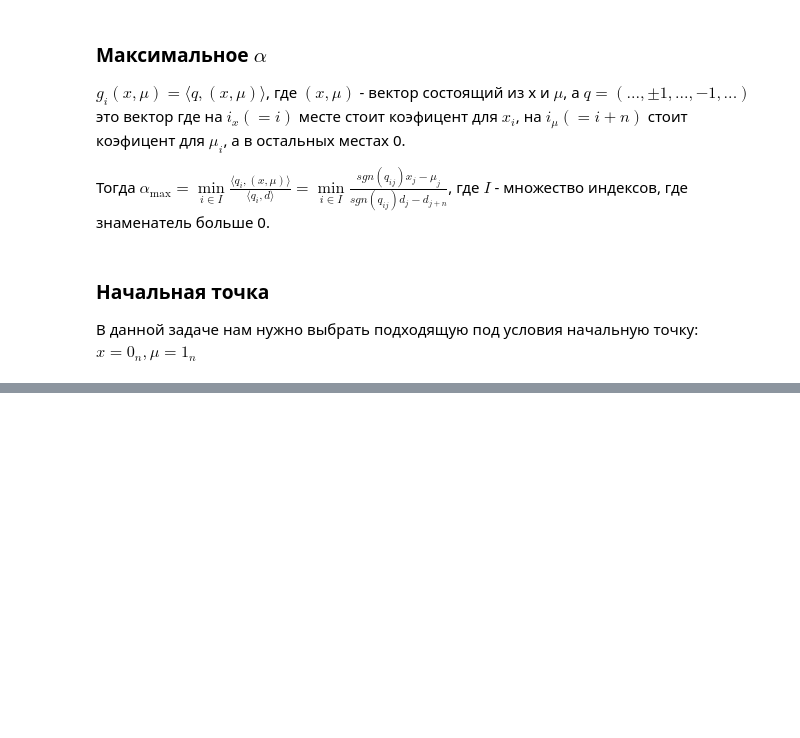
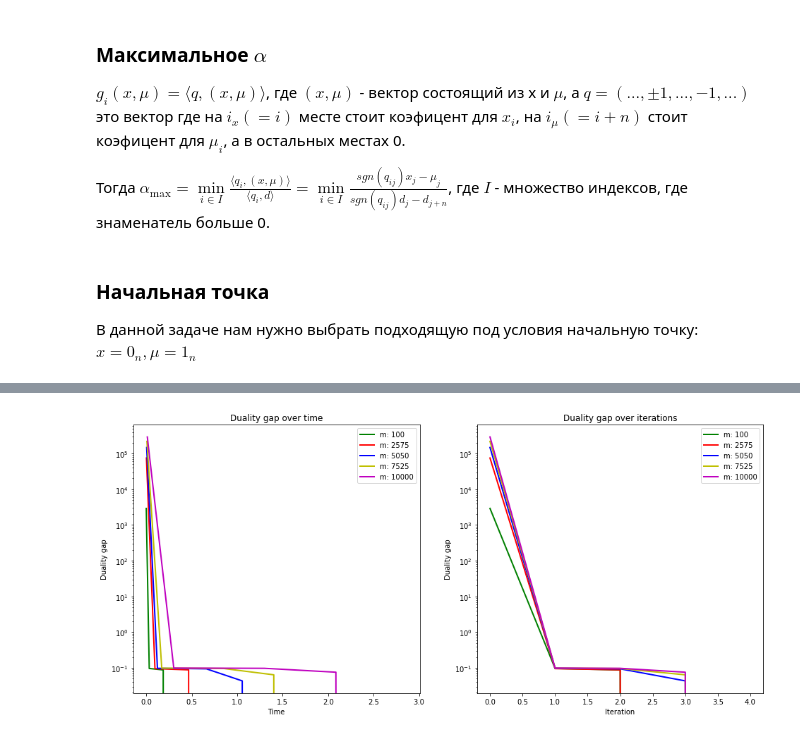
Before and after one commit to Panesher/Machine-Learning, a Jupyter notebook: OML/task3/otchet.ipynb, the cells around one changed output, grey strips where cells are left out. Saved outputs shown, nothing was run; the diff lists cells and outputs as text; code cells hidden in the pictures; blank space fills up the shorter version.

```diff
--- a/OML/task3/otchet.ipynb
+++ b/OML/task3/otchet.ipynb
@@ -69,0 +191,8 @@ $g_i(x, \mu) = \langle q, (x, \mu) \rangle$, где $(x, \mu)$ - вектор с
+# %%
+result_config = {
+    'eps': [df_eps, 'eps', eps_inner_],
+    'm': [df_m, 'm', m_],
+    'n': [df_n, 'n', n_],
+    'gamma': [df_gamma, 'gamma', gamma_],
+    'lambda': [df_lambda, 'lambda', lambdas_],
+}
@@ -69,0 +205,4 @@ $g_i(x, \mu) = \langle q, (x, \mu) \rangle$, где $(x, \mu)$ - вектор с
+# %%
+plot_ldg_over_time_and_iter(*result_config['m'])
+# %% [output]
+[figure, added]
```
Also changed, not shown: parts of 19 cells of this notebook, 2 other files.
